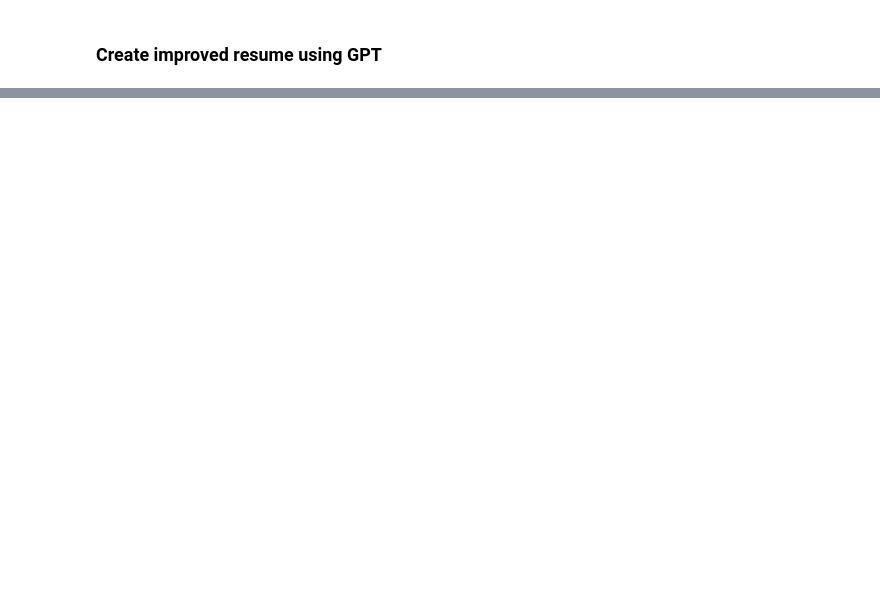
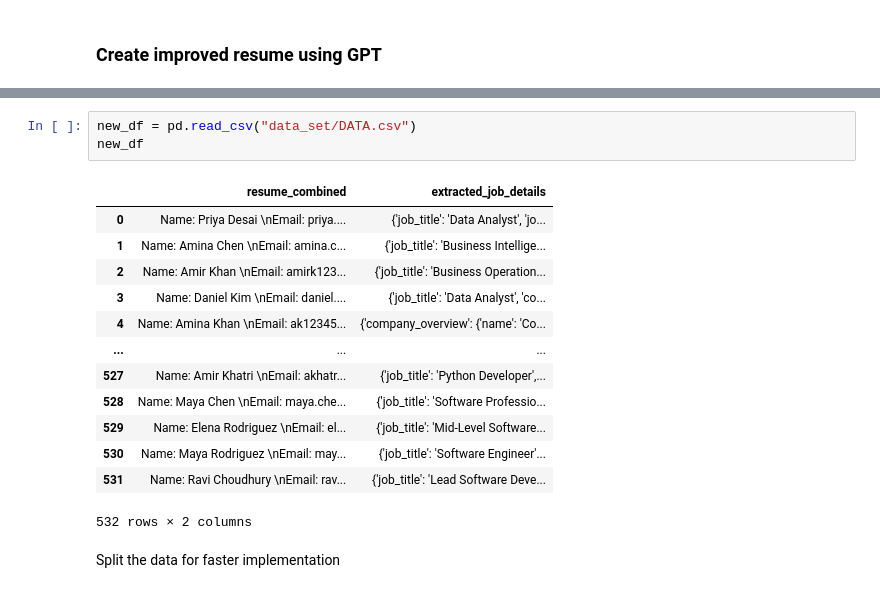
Before and after one commit to G6KlayWang/ResumePersonalization, a Jupyter notebook: data/resume_text.ipynb, the cells around one changed output, grey strips where cells are left out. Cells and saved outputs as stored; diff of their text form; blank space fills up the shorter version.

```diff
--- a/data/resume_text.ipynb
+++ b/data/resume_text.ipynb
@@ -351,0 +373,19 @@ print("Merged CSV saved as merged_output_jobs_with_details.csv")
+# %%
+new_df = pd.read_csv("data_set/DATA.csv")
+new_df
+# %% [output]
+|  | resume_combined | extracted_job_details |
+| 0 | Name: Priya Desai \nEmail: priya.... | {'job_title': 'Data Analyst', 'jo... |
+| 1 | Name: Amina Chen \nEmail: amina.c... | {'job_title': 'Business Intellige... |
+| 2 | Name: Amir Khan \nEmail: amirk123... | {'job_title': 'Business Operation... |
+| 3 | Name: Daniel Kim \nEmail: daniel.... | {'job_title': 'Data Analyst', 'co... |
+| 4 | Name: Amina Khan \nEmail: ak12345... | {'company_overview': {'name': 'Co... |
+| ... | ... | ... |
+| 527 | Name: Amir Khatri \nEmail: akhatr... | {'job_title': 'Python Developer',... |
+| 528 | Name: Maya Chen \nEmail: maya.che... | {'job_title': 'Software Professio... |
+| 529 | Name: Elena Rodriguez \nEmail: el... | {'job_title': 'Mid-Level Software... |
+| 530 | Name: Maya Rodriguez \nEmail: may... | {'job_title': 'Software Engineer'... |
+| 531 | Name: Ravi Choudhury \nEmail: rav... | {'job_title': 'Lead Software Deve... |
+532 rows × 2 columns
+# %% [markdown]
+Split the data for faster implementation
```
Also changed, not shown: parts of 10 cells of this notebook, 8 other files.
